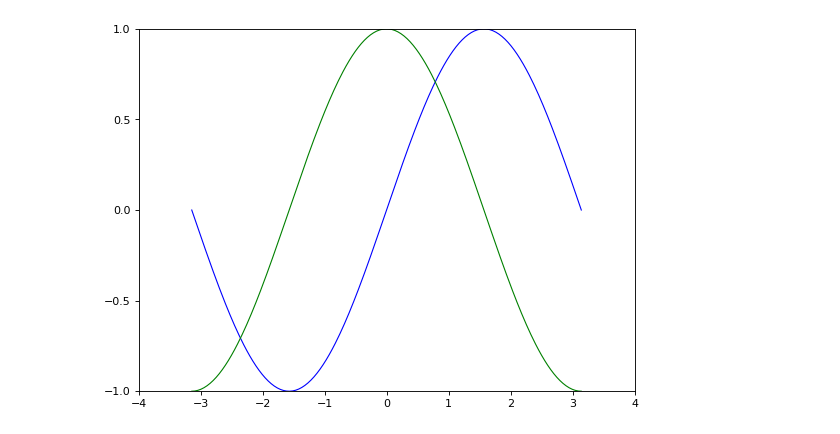
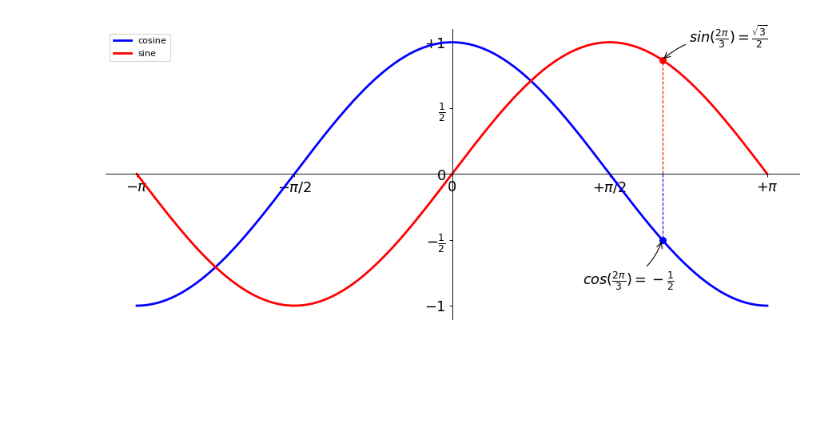
Before and after one commit to headcloud/scipy-lecture-notes, a Jupyter notebook: moe/sin_cos_with_cfg.ipynb, the cells around one changed output. Drawn from its saved outputs; the diff is of its cells as text; code cells hidden in the pictures; blank space fills up the shorter version.

Commit message:
added some files (experience with subplots). Finished localization assignment on AI for Robotics

```diff
--- a/moe/sin_cos_with_cfg.ipynb
+++ b/moe/sin_cos_with_cfg.ipynb
@@ -3,24 +3,61 @@
 
 from matplotlib import pyplot as plt
 import numpy as np
-# %%
-plt.figure(figsize=(8,6), dpi=80)
-plt.subplot(1, 1, 1)
-
-X = np.linspace(-np.pi, np.pi, 256, endpoint=True)
-C, S = np.sin(X), np.cos(X)
-
-plt.plot(X, C, color='blue', linewidth=1.0, linestyle='-')
-plt.plot(X, S, color='green', linewidth=1.0, linestyle='-')
-
-plt.xlim(-4.0, 4.0)
-plt.xticks(np.linspace(-4, 4, 9, endpoint=True))
-
-plt.ylim(-1.0, 1.0)
-plt.yticks(np.linspace(-1, 1, 5, endpoint=True))
-
-plt.savefig('sin_cos_with_cfg.png', dpi=72)
-
-plt.show()
-# %% [output]
-[figure, removed]
+# %%
+plt.figure(figsize=(14,6), dpi=80)
+plt.subplot(1, 1, 1)
+
+cosColor = 'blue'
+sinColor = 'red'
+
+X = np.linspace(-np.pi, np.pi, 256, endpoint=True)
+C, S = np.cos(X), np.sin(X)
+
+plt.plot(X, C, color=cosColor, label='cosine', linewidth=2.5, linestyle='-')
+plt.plot(X, S, color=sinColor,  label='sine', linewidth=2.5, linestyle='-')
+
+plt.legend(loc="upper left")
+
+axes = plt.gca()
+axes.spines['right'].set_color('none')
+axes.spines['top'].set_color('none')
+axes.xaxis.set_ticks_position('bottom')
+axes.spines['bottom'].set_position(('data', 0))
+axes.yaxis.set_ticks_position('left')
+axes.spines['left'].set_position(('data', 0))
+
+plt.xlim(X.min() * 1.1, X.max() * 1.1)
+plt.xticks([-np.pi, -np.pi/2, 0, np.pi/2, np.pi],
+          [r'$-\pi$', r'$-\pi/2$', r'$0$', r'$+\pi/2$', r'$+\pi$'])
+
+plt.ylim(C.min() * 1.1, C.max() * 1.1)
+plt.yticks([-1, -0.5, 0, 0.5, +1],
+          [r'$-1$', r'$-\frac{1}{2}$', r'$0$', r'$\frac{1}{2}$', r'$+1$'])
+
+px = 2 * np.pi / 3
+plt.plot([px, px], [0, np.cos(px)], color=cosColor, linewidth=1.0, linestyle='--')
+plt.scatter([px], [np.cos(px)], 50, color=cosColor)
+
+plt.annotate(r'$cos(\frac{2\pi}{3})=-\frac{1}{2}$',
+            xy=[px, np.cos(px)], xycoords='data',
+            xytext=(-90, -50), textcoords='offset points', fontsize=16,
+            arrowprops=dict(arrowstyle='->', connectionstyle='arc3,rad=.2'))
+
+plt.plot([px, px], [0, np.sin(px)], color=sinColor, linewidth=1.0, linestyle='--')
+plt.scatter([px], [np.sin(px)], 50, color=sinColor)
+
+plt.annotate(r'$sin(\frac{2\pi}{3})=\frac{\sqrt{3}}{2}$',
+            xy=[px, np.sin(px)], xycoords='data',
+            xytext=(30, 20), textcoords='offset points', fontsize=16,
+            arrowprops=dict(arrowstyle='->', connectionstyle='arc3, rad=.2'))
+
+for label in axes.get_xticklabels() + axes.get_yticklabels():
+    label.set_fontsize(16)
+    label.set_bbox(dict(facecolor='white', edgecolor='none', alpha=0.30))
+
+
+#plt.savefig('sin_cos_with_cfg.png', dpi=120)
+
+plt.show()
+# %% [output]
+[figure, added]
```
Also changed, not shown: 3 other files.
